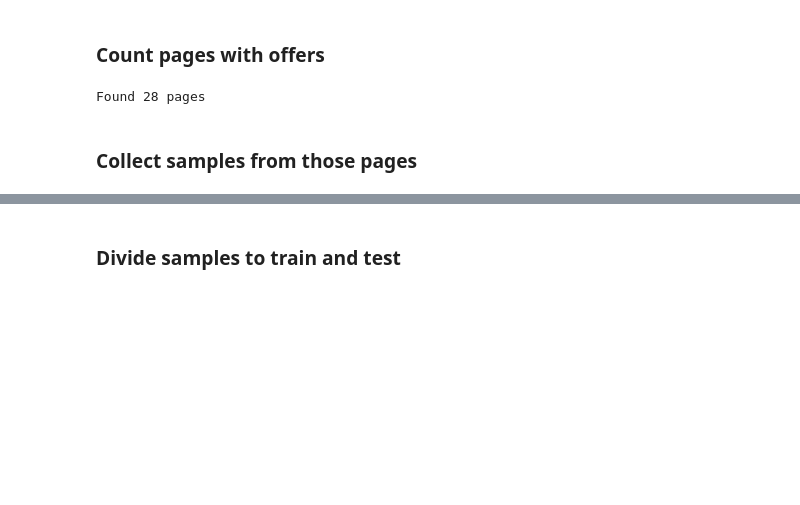
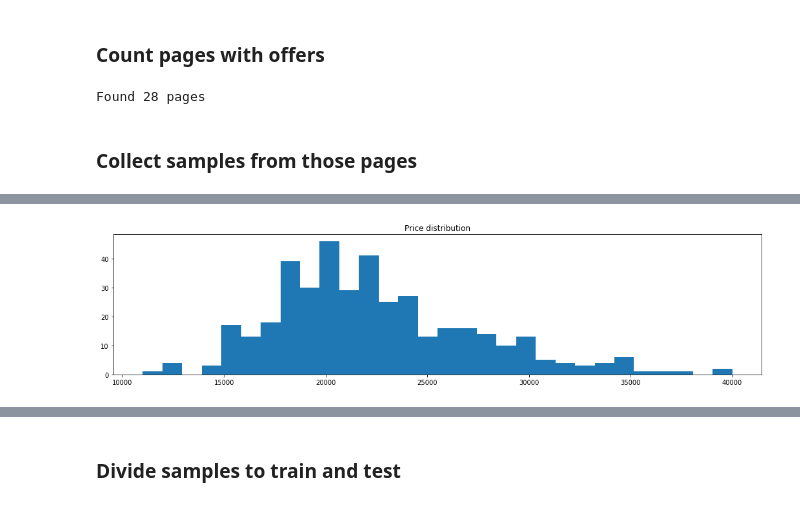
Before and after one commit to Akpadhy/car-price-prediction, a Jupyter notebook: passat_b6_tdi_price_prediction.ipynb, the cells around one changed output, grey strips where cells are left out. Drawn from its saved outputs; the diff is of its cells as text; code cells hidden in the pictures; blank space fills up the shorter version.

```diff
--- a/passat_b6_tdi_price_prediction.ipynb
+++ b/passat_b6_tdi_price_prediction.ipynb
@@ -53,0 +65,7 @@ Last 10 samples:
+# %%
+plt.figure(figsize=(18,5))
+plt.hist(Xy[:,3],30)
+plt.title("Price distribution")
+plt.show()
+# %% [output]
+[figure, added]
```
Also changed, not shown: parts of 16 cells of this notebook, 4 other files.
